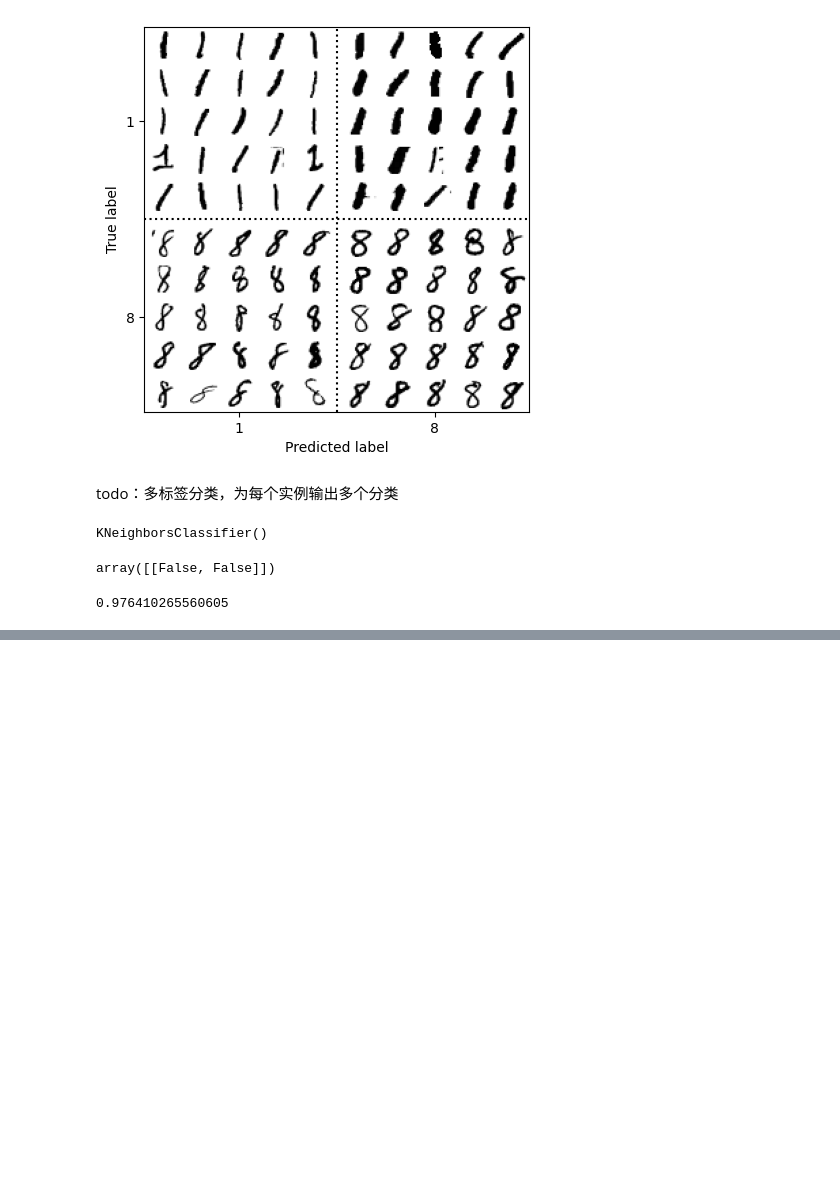
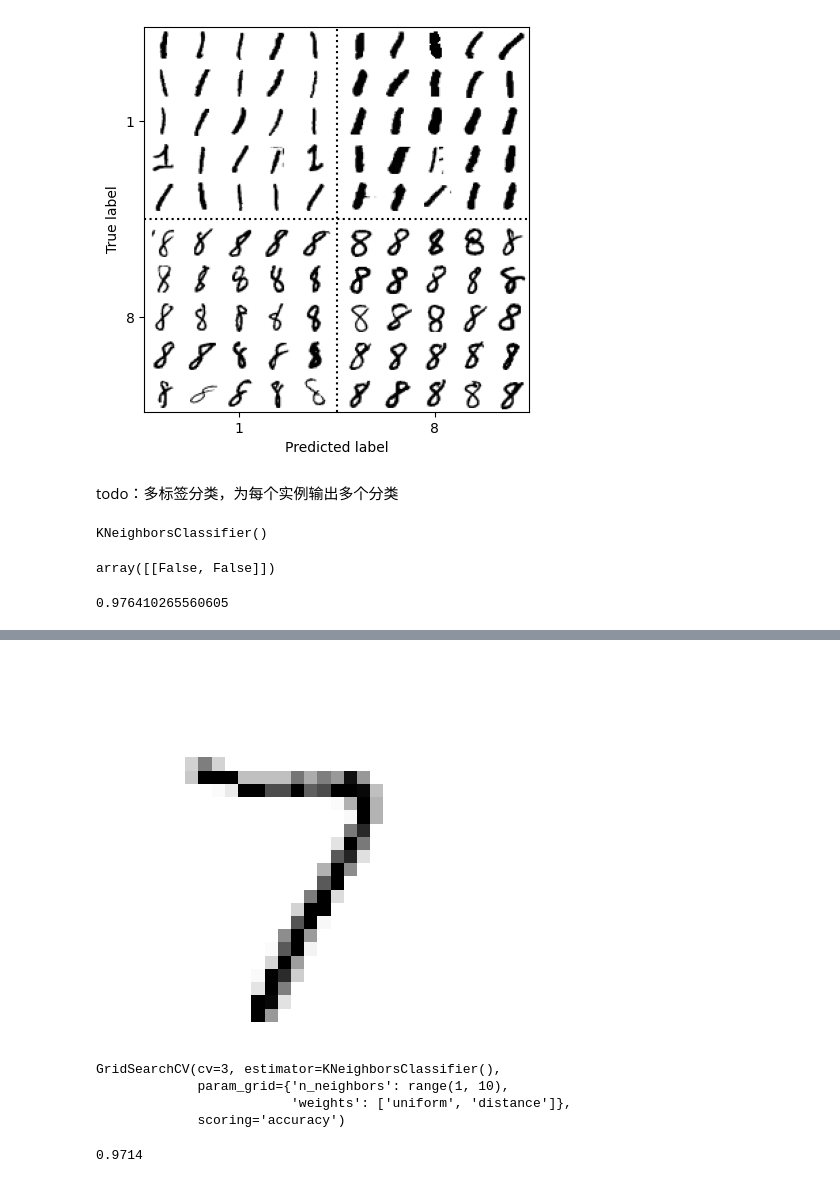
Before and after one commit to yt-one/ml-teach, a Jupyter notebook: sklearn做分类.ipynb, the cells around one changed output, grey strips where cells are left out. Saved outputs shown, nothing was run; the diff lists cells and outputs as text; code cells hidden in the pictures; blank space fills up the shorter version.

```diff
--- a/sklearn做分类.ipynb
+++ b/sklearn做分类.ipynb
@@ -492,0 +624,32 @@ f1_score(y_multilabel, y_train_knn_pred, average='macro')
+# %%
+knn_clf = KNeighborsClassifier()
+knn_clf.fit(X_train_mod, y_train_mod)
+clean_digit = knn_clf.predict([X_test_mod[0]])
+plot_digit(clean_digit)
+plt.show()
+# %% [output]
+[figure, added]
+# %%
+# 练习题1
+from sklearn.model_selection import GridSearchCV
+# 1. knn classifier
+knn_clf = KNeighborsClassifier()
+
+# 2. 网格搜索超参数
+grid_search = GridSearchCV(knn_clf, param_grid={"n_neighbors": range(1, 10), "weights": ["uniform", "distance"]}, scoring="accuracy", cv=3)
+
+# 3. 训练数据
+grid_search.fit(X_train, y_train)
+# %% [output]
+GridSearchCV(cv=3, estimator=KNeighborsClassifier(),
+             param_grid={'n_neighbors': range(1, 10),
+                         'weights': ['uniform', 'distance']},
+             scoring='accuracy')
+# %%
+from sklearn.metrics import accuracy_score
+grid_search.best_params_
+grid_search.cv_results_
+best_knn_clf = grid_search.best_estimator_
+accuracy_score(y_test, best_knn_clf.predict(X_test))
+# %% [output]
+0.9714
```
Also changed, not shown: parts of 34 cells of this notebook, 1 other file.
